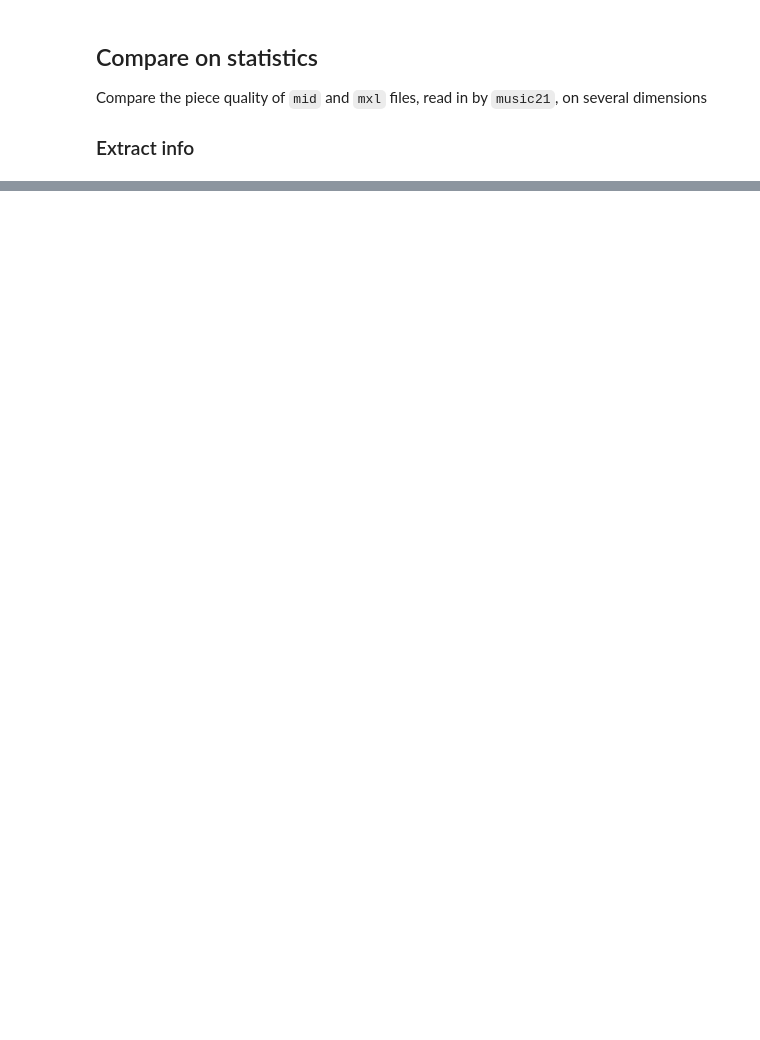
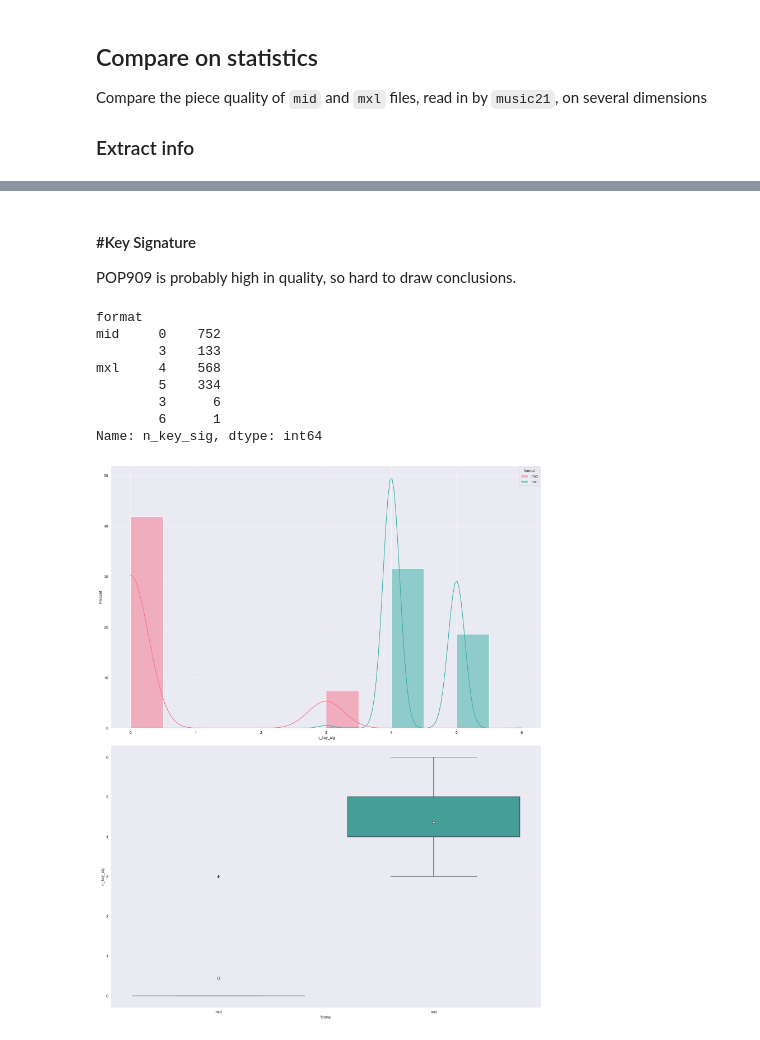
Before and after one commit to StefanHeng/Symbolic-Music-Generation, a Jupyter notebook: notebook/pre_process/midi_or_mxl.ipynb, the cells around one changed output, grey strips where cells are left out. Drawn from its saved outputs; the diff is of its cells as text; code cells hidden in the pictures; blank space fills up the shorter version.

```diff
--- a/notebook/pre_process/midi_or_mxl.ipynb
+++ b/notebook/pre_process/midi_or_mxl.ipynb
@@ -57,0 +107,17 @@ sns.histplot(data=df, x='n_notes', hue='format', stat='percent', kde=True, palet
+# %% [markdown]
+ #### #Key Signature
+
+POP909 is probably high in quality, so hard to draw conclusions.
+# %%
+_, counts = side_by_side_plot(df=df, aspect='n_key_sig')
+counts
+# %% [output]
+format
+mid     0    752
+        3    133
+mxl     4    568
+        5    334
+        3      6
+        6      1
+Name: n_key_sig, dtype: int64
+[figure, added]
```
Also changed, not shown: parts of 21 cells of this notebook, 3 other files.
